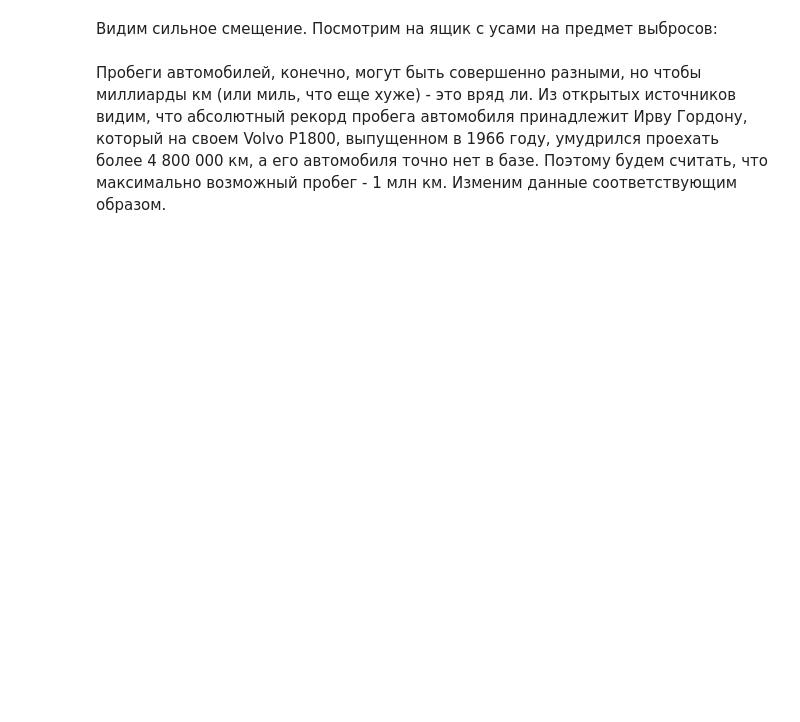
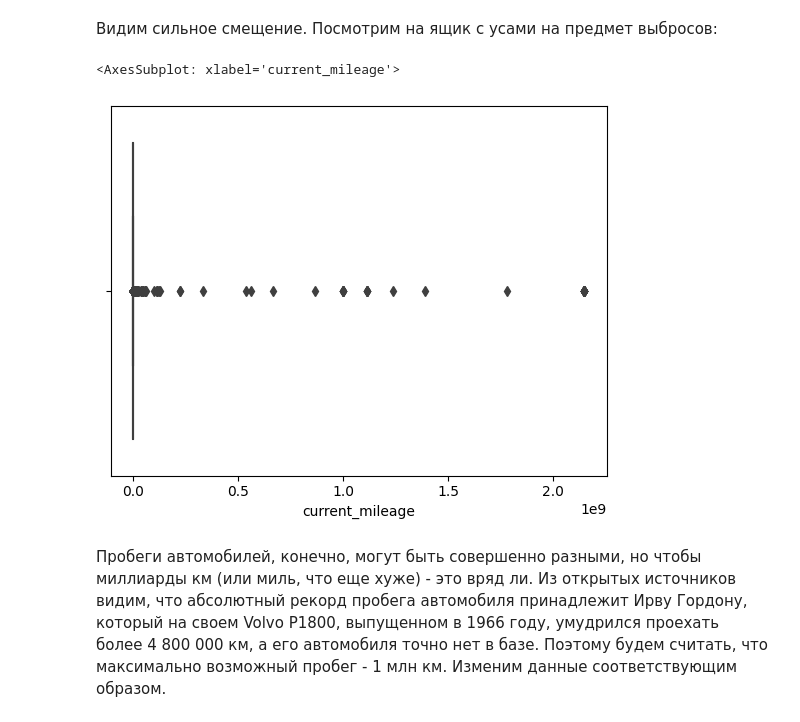
Before and after one commit to alexey300479/sf_datascience_2022, a Jupyter notebook: KAGGLE_PREDICT_CAR_PRICE/car_price_eda.ipynb, the cells around one changed output. Cells and saved outputs as stored; diff of their text form; code cells hidden in the pictures; blank space fills up the shorter version.

```diff
--- a/KAGGLE_PREDICT_CAR_PRICE/car_price_eda.ipynb
+++ b/KAGGLE_PREDICT_CAR_PRICE/car_price_eda.ipynb
@@ -697,7 +744,10 @@ sns.kdeplot(data=ctc, x='current_mileage')
 # %% [markdown]
 Видим сильное смещение. Посмотрим на ящик с усами на предмет выбросов:
 # %%
-sns.boxplot(x = ctc.current_mileage)
+sns.boxplot(x = train_data.current_mileage)
+# %% [output]
+<AxesSubplot: xlabel='current_mileage'>
+[figure, added]
 # %% [markdown]
 Пробеги автомобилей, конечно, могут быть совершенно разными, но чтобы миллиарды км (или миль, что еще хуже) - это вряд ли. Из открытых источников видим, что абсолютный рекорд пробега автомобиля принадлежит Ирву Гордону, который на своем Volvo P1800, выпущенном в 1966 году, умудрился проехать более 4 800 000 км, а его автомобиля точно нет в базе. Поэтому будем считать, что максимально возможный пробег - 1 млн км. Изменим данные соответствующим образом.
 # %%
```
Also changed, not shown: parts of 80 cells of this notebook, 2 other files.
